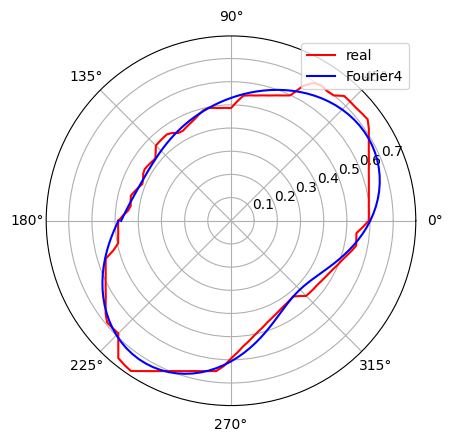
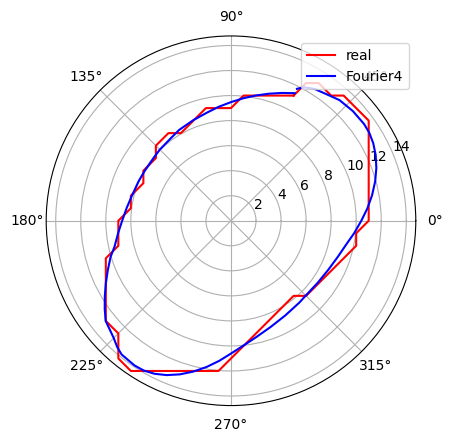
Unified diff of the notebook cell whose output changed from the first chart to the second:
--- before
+++ after
@@ -1,4 +1,4 @@
-N = len(r_normalized)
-Y = np.fft.fft(r_normalized)/N
+N = len(ds)
+Y = np.fft.fft(ds)/N
 #Y = np.concatenate((Y[:(N+1)//2], np.zeros(N), Y[(N+1)//2:])) #https://stackoverflow.com/questions/51182265/modeling-a-fourier-series-from-discrete-fourier-transform-for-extrapolation
 Re = np.real(Y)
@@ -26,5 +26,5 @@
 print('Reconstruction:')
 fig, ax = plt.subplots(subplot_kw={'projection': 'polar'}) 
-red_curve, = ax.plot(phis, r_normalized, 'r', label="real")
+red_curve, = ax.plot(phis, ds, 'r', label="real")
 blue_curve, = ax.plot(phis, rho, 'b', label="Fourier4") 
 # Adding legend

Commit: using old data